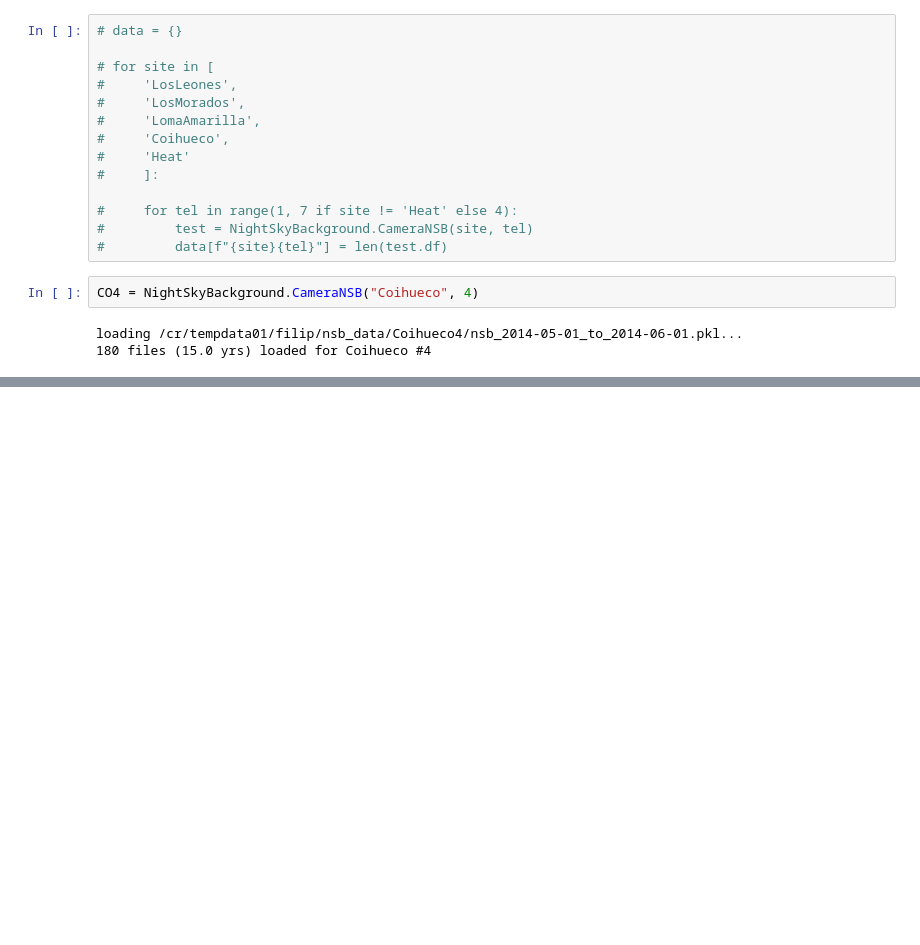
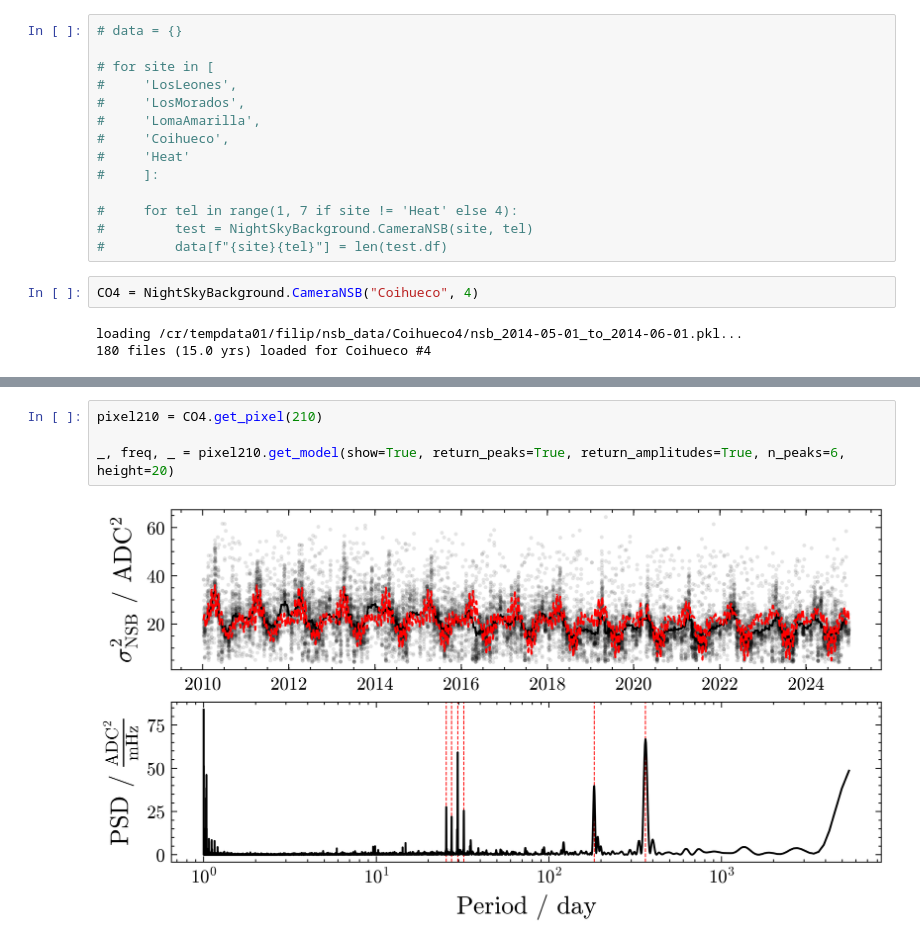
Before and after one commit to Quizznor/thesis-latex, a Jupyter notebook: scripts/plot_scripts/04-xy-chapter/nsb_patterns/check.ipynb, the cells around one changed output, grey strips where cells are left out. Saved outputs shown, nothing was run; the diff lists cells and outputs as text; blank space fills up the shorter version.

```diff
--- a/scripts/plot_scripts/04-xy-chapter/nsb_patterns/check.ipynb
+++ b/scripts/plot_scripts/04-xy-chapter/nsb_patterns/check.ipynb
@@ -120,0 +175,6 @@ print(xmin)
+# %%
+pixel210 = CO4.get_pixel(210)
+
+_, freq, _ = pixel210.get_model(show=True, return_peaks=True, return_amplitudes=True, n_peaks=6, height=20)
+# %% [output]
+[figure, added]
```
Also changed, not shown: parts of 10 cells of this notebook, 3 other files.
